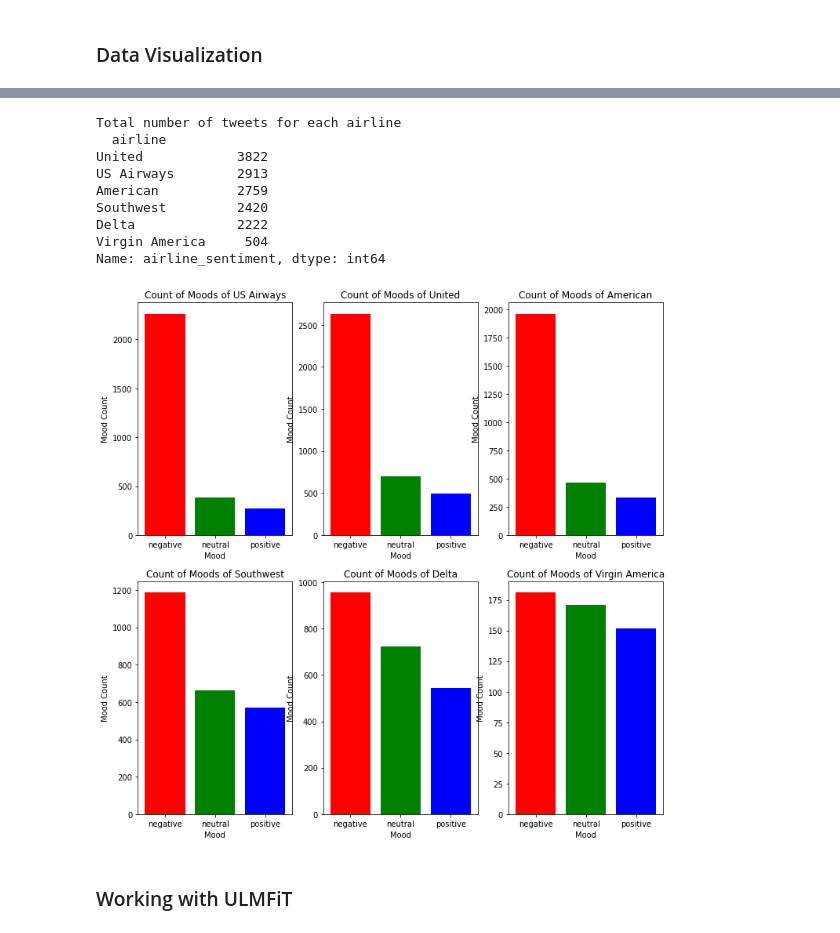
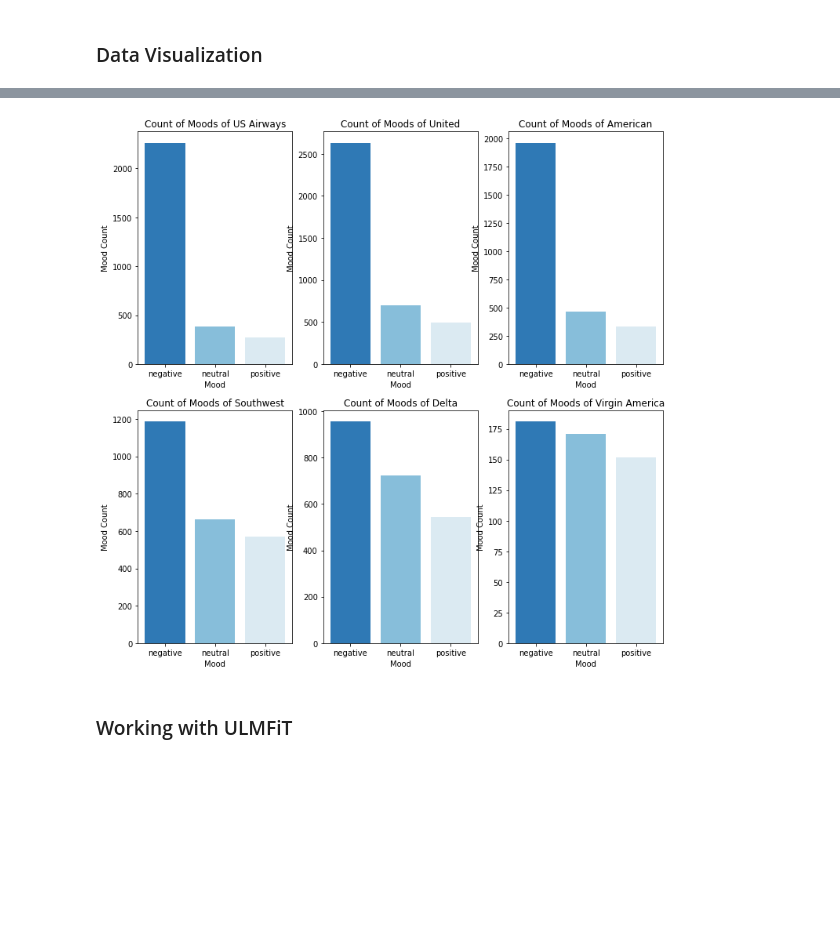
Before and after one commit to jha-vineet69/Sentiment-Analysis-using-ULMFiT, a Jupyter notebook: Sentiment_Analysis_with_ULMFiT_Fellowship_ai.ipynb, the cells around one changed output, grey strips where cells are left out. Cells and saved outputs as stored; diff of their text form; code cells hidden in the pictures; blank space fills up the shorter version.

```diff
--- a/Sentiment_Analysis_with_ULMFiT_Fellowship_ai.ipynb
+++ b/Sentiment_Analysis_with_ULMFiT_Fellowship_ai.ipynb
@@ -156,29 +154,19 @@ for num, el in enumerate(wcs):
 # %%
-print("Total number of tweets for each airline \n ",df_orig.groupby('airline')['airline_sentiment'].count().sort_values(ascending=False))
 airlines= ['US Airways','United','American','Southwest','Delta','Virgin America']
 plt.figure(1,figsize=(12, 12))
 for i in airlines:
     indices= airlines.index(i)
     plt.subplot(2,3,indices+1)
     new_df=df_orig[df_orig['airline']==i]
     count=new_df['airline_sentiment'].value_counts()
     Index = [1,2,3]
-    plt.bar(Index,count, color=['red', 'green', 'blue'])
+    plt.bar(Index,count, color=sns.color_palette("RdBu_r"))
     plt.xticks(Index,['negative','neutral','positive'])
     plt.ylabel('Mood Count')
     plt.xlabel('Mood')
     plt.title('Count of Moods of '+i)
 # %% [output]
-Total number of tweets for each airline
-  airline
-United            3822
-US Airways        2913
-American          2759
-Southwest         2420
-Delta             2222
-Virgin America     504
-Name: airline_sentiment, dtype: int64
-[figure, old version]
+[figure, new version]
 # %% [markdown]
 ### Working with ULMFiT
 # %%
```
Also changed, not shown: parts of 17 cells of this notebook.
